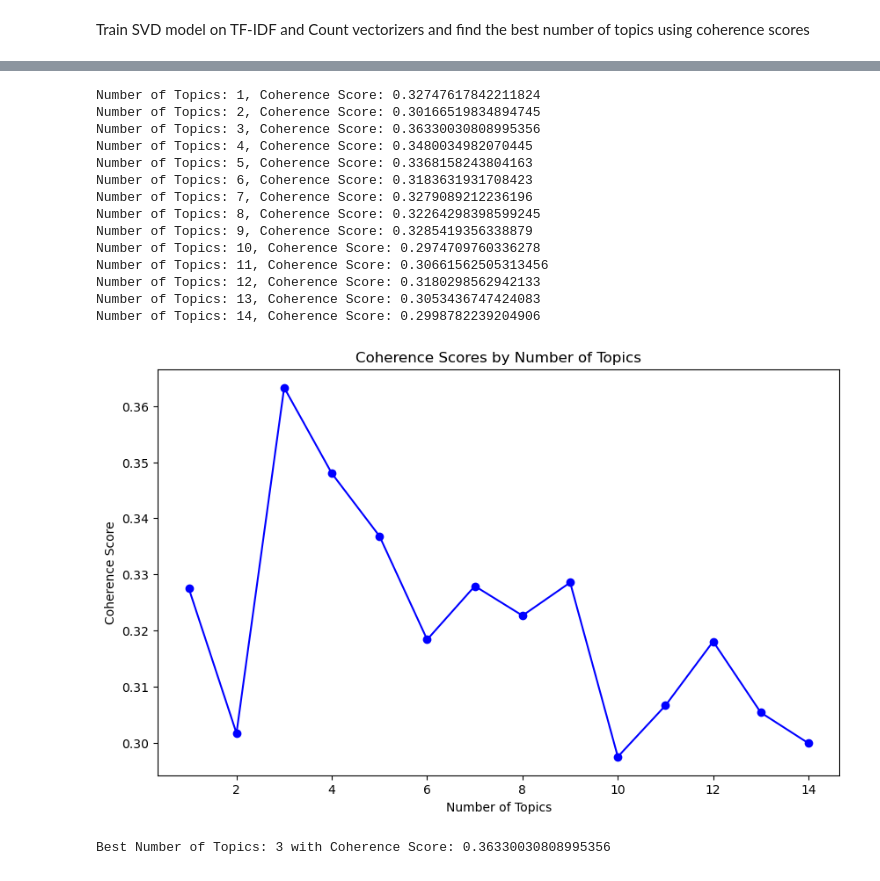
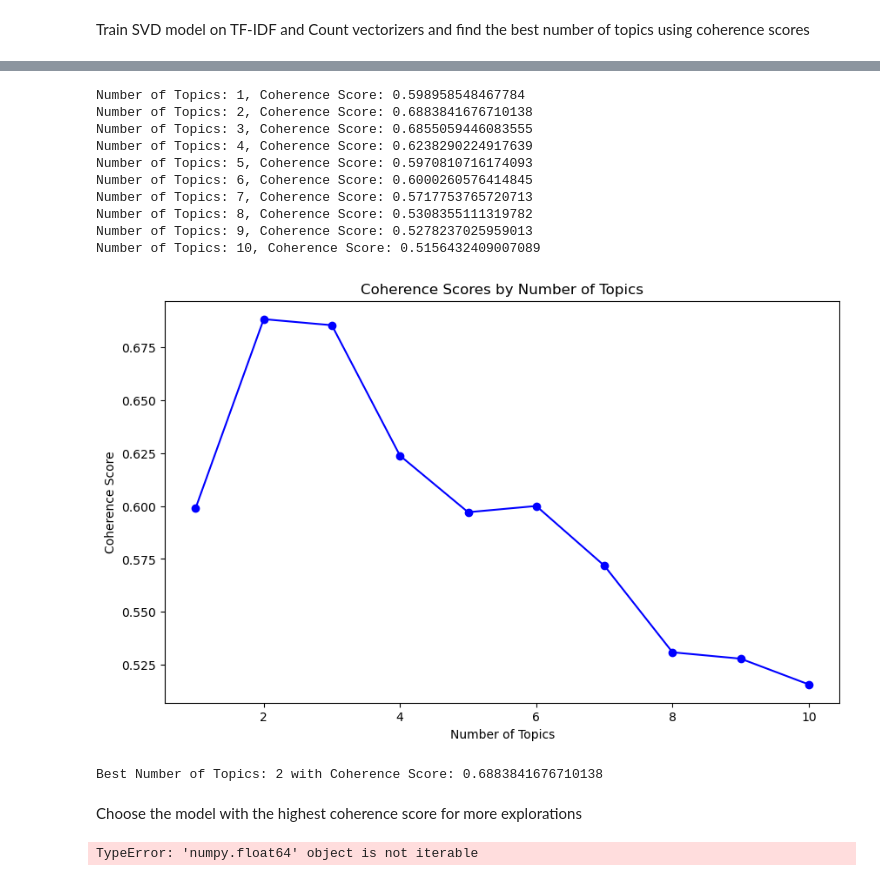
Before and after one commit to jonkerr/indian-food, a Jupyter notebook: topic_modeling_SVD.ipynb, the cells around one changed output, grey strips where cells are left out. Cells and saved outputs as stored; diff of their text form; code cells hidden in the pictures.

```diff
--- a/topic_modeling_SVD.ipynb
+++ b/topic_modeling_SVD.ipynb
@@ -9,6 +11,6 @@ from gensim.models.coherencemodel import CoherenceModel
 # %%
-recom_df = pd.read_pickle("data/recommendation_recipes.pkl")
-recom_df
+processed_df = pd.read_pickle("data/processed_recipes.pkl")
+processed_df
 # %% [output]
 |  | name | ingredients | description | instructions | cuisine | course | diet | prep_time | ... |
 | 0 | Doddapatre Tambuli Recipe (Karpoo... | 4 cups Indian borage (Doddapatre)... | Doddapatre Tambuli Recipe is a po... | To begin making the Doddapatre Ta... | Indian | Side Dish | Vegetarian | 30.0 | ... |
@@ -143,19 +153,54 @@ Best Number of Topics: 3 with Coherence Score: 0.6783638424698181
 # %%
-name_coherence_scores_svd_countvect = compute_coherence_scores_svd(recom_df['processed_name'], CountVectorizer(), range(1, 11, 1))
+all_coherence_scores_svd_countvect = compute_coherence_scores_svd(processed_df['combined_all_contexts'], CountVectorizer(), range(1, 11, 1))
 # %% [output]
-Number of Topics: 1, Coherence Score: 0.32747617842211824
-Number of Topics: 2, Coherence Score: 0.30166519834894745
-Number of Topics: 3, Coherence Score: 0.36330030808995356
-Number of Topics: 4, Coherence Score: 0.3480034982070445
-Number of Topics: 5, Coherence Score: 0.3368158243804163
-Number of Topics: 6, Coherence Score: 0.3183631931708423
-Number of Topics: 7, Coherence Score: 0.3279089212236196
-Number of Topics: 8, Coherence Score: 0.32264298398599245
-Number of Topics: 9, Coherence Score: 0.3285419356338879
-Number of Topics: 10, Coherence Score: 0.2974709760336278
-Number of Topics: 11, Coherence Score: 0.30661562505313456
-Number of Topics: 12, Coherence Score: 0.3180298562942133
-Number of Topics: 13, Coherence Score: 0.3053436747424083
-Number of Topics: 14, Coherence Score: 0.2998782239204906
+Number of Topics: 1, Coherence Score: 0.598958548467784
+Number of Topics: 2, Coherence Score: 0.6883841676710138
+Number of Topics: 3, Coherence Score: 0.6855059446083555
+Number of Topics: 4, Coherence Score: 0.6238290224917639
+Number of Topics: 5, Coherence Score: 0.5970810716174093
+Number of Topics: 6, Coherence Score: 0.6000260576414845
+Number of Topics: 7, Coherence Score: 0.5717753765720713
+Number of Topics: 8, Coherence Score: 0.5308355111319782
+Number of Topics: 9, Coherence Score: 0.5278237025959013
+Number of Topics: 10, Coherence Score: 0.5156432409007089
-[figure, old version]
+[figure, new version]
-Best Number of Topics: 3 with Coherence Score: 0.36330030808995356
+Best Number of Topics: 2 with Coherence Score: 0.6883841676710138
+# %% [markdown]
+Choose the model with the highest coherence score for more explorations
+# %%
+coherence_scores_dict = {"processed_name / SVD on TF_IDF": name_coherence_scores_svd_tfidf[0],
+    "combined_name_ingredients/ SVD on TF_IDF ": name_ingredients_coherence_scores_svd_tfidf[0],
+    "combined_all_contexts/ SVD on TF_IDF": all_coherence_scores_svd_tfidf[0],
+    "processed_name / SVD on Count Vectorizer": name_coherence_scores_svd_countvect[0],
+    "combined_name_ingredients/ SVD on Count Vectorizer": name_ingredients_coherence_scores_svd_countvect[0],
+    "combined_all_contexts/ SVD on Count Vectorizer": all_coherence_scores_svd_countvect[0]}
+
+# Best topic numbers
+best_num_topics = [name_coherence_scores_svd_tfidf[1], name_ingredients_coherence_scores_svd_tfidf[1], all_coherence_scores_svd_tfidf[1],
+    name_coherence_scores_svd_countvect[1], name_ingredients_coherence_scores_svd_countvect[1], all_coherence_scores_svd_countvect[1]]
+
+# Extract coherence scores and assign best topics
+labels = list(coherence_scores_dict.keys())
+max_scores = [max(scores) for scores in coherence_scores_dict.values()]
+best_topics_for_each = [best_num_topics[i] for i in range(len(labels))]
+
+plt.figure(figsize=(15, 6))
+bars = plt.bar(labels, max_scores, color='skyblue')
+
+# Highlight the bar with the highest coherence score
+max_index = max_scores.index(max(max_scores))
+bars[max_index].set_color('orange')
+
+# Annotate each bar with the coherence score and best topic count
+for bar, score, topics in zip(bars, max_scores, best_topics_for_each):
+    plt.text(bar.get_x() + bar.get_width() / 2, score, f'{score:.2f}\n({topics} topics)',
+             ha='center', va='bottom', fontweight='bold', color='black')
+
+plt.xlabel("Column Name / Model_Vectorizer Name")
+plt.ylabel("Maximum Coherence Score")
+plt.title("Maximum Coherence Scores for Each Model on Vectorizer")
+plt.xticks(rotation=45)
+
+plt.show()
+# %% [output]
+TypeError: 'numpy.float64' object is not iterable
```
Also changed, not shown: parts of 11 cells of this notebook.
